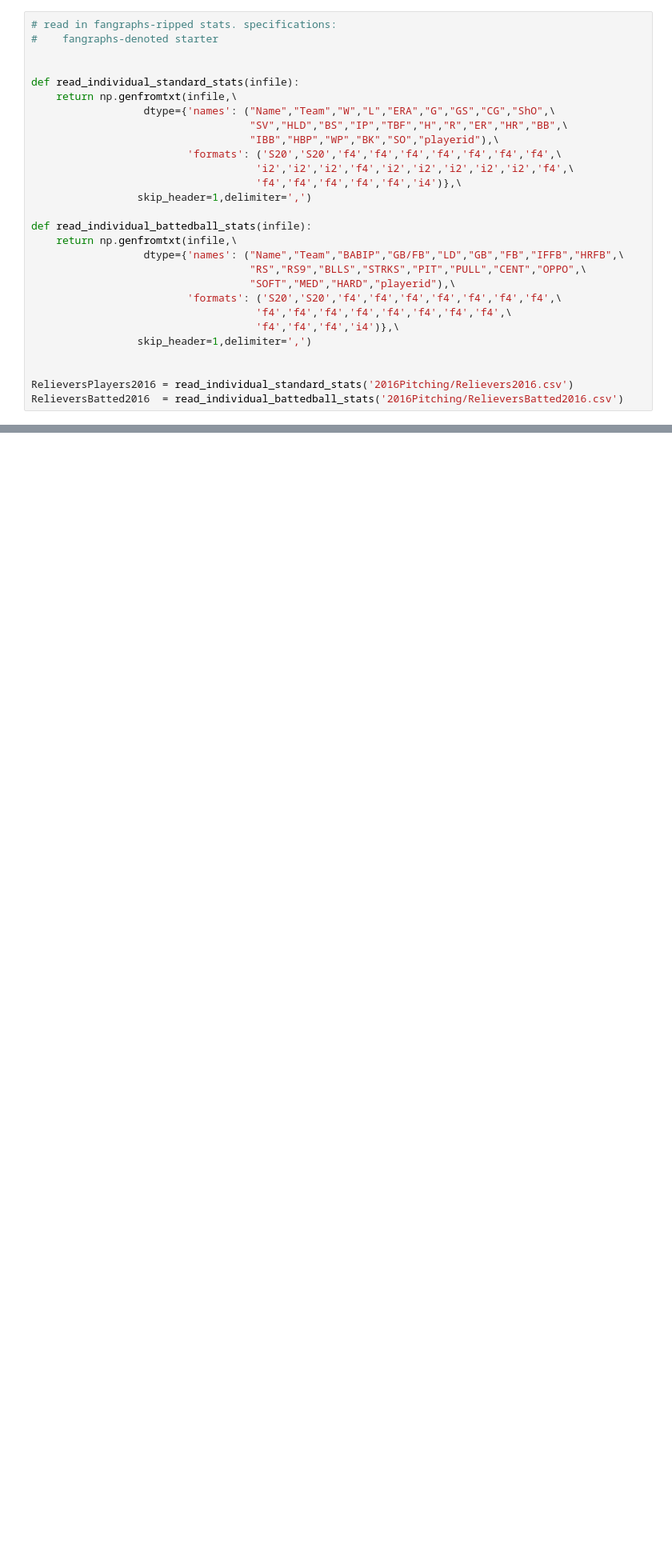
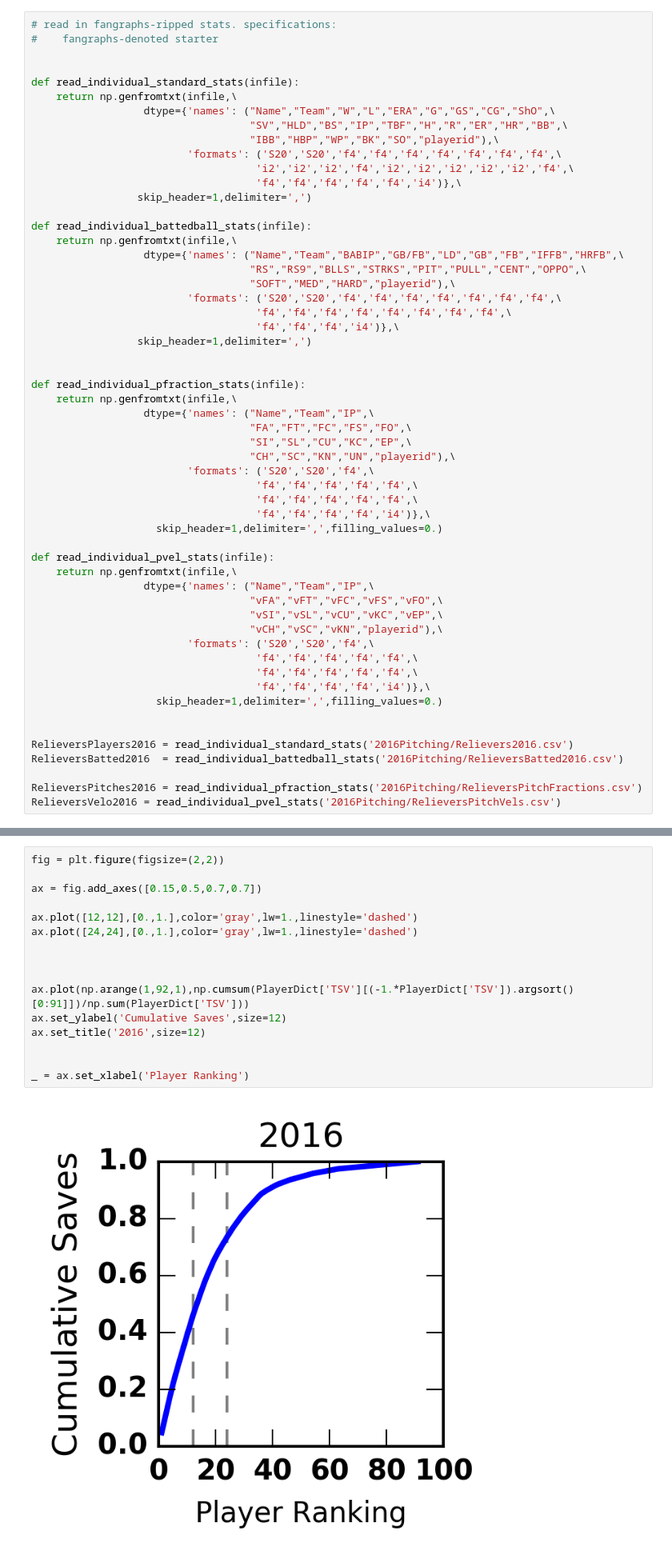
Before and after one commit to fantasy-toolz/2017-MLB-Analysis, a Jupyter notebook: pitching_notebooks/Save-Analysis.ipynb, the cells around one changed output, grey strips where cells are left out. Shown at 80% size. Drawn from its saved outputs; the diff is of its cells as text; blank space fills up the shorter version.

```diff
--- a/pitching_notebooks/Save-Analysis.ipynb
+++ b/pitching_notebooks/Save-Analysis.ipynb
@@ -45,5 +45,33 @@ def read_individual_battedball_stats(infile):
                  skip_header=1,delimiter=',')
 
 
+def read_individual_pfraction_stats(infile):
+    return np.genfromtxt(infile,\
+                  dtype={'names': ("Name","Team","IP",\
+                                   "FA","FT","FC","FS","FO",\
+                                   "SI","SL","CU","KC","EP",\
+                                   "CH","SC","KN","UN","playerid"),\
+                         'formats': ('S20','S20','f4',\
+                                    'f4','f4','f4','f4','f4',\
+                                    'f4','f4','f4','f4','f4',\
+                                    'f4','f4','f4','f4','i4')},\
+                    skip_header=1,delimiter=',',filling_values=0.)
+
+def read_individual_pvel_stats(infile):
+    return np.genfromtxt(infile,\
+                  dtype={'names': ("Name","Team","IP",\
+                                   "vFA","vFT","vFC","vFS","vFO",\
+                                   "vSI","vSL","vCU","vKC","vEP",\
+                                   "vCH","vSC","vKN","playerid"),\
+                         'formats': ('S20','S20','f4',\
+                                    'f4','f4','f4','f4','f4',\
+                                    'f4','f4','f4','f4','f4',\
+                                    'f4','f4','f4','f4','i4')},\
+                    skip_header=1,delimiter=',',filling_values=0.)
+
+
 RelieversPlayers2016 = read_individual_standard_stats('2016Pitching/Relievers2016.csv')
 RelieversBatted2016  = read_individual_battedball_stats('2016Pitching/RelieversBatted2016.csv')
+
+RelieversPitches2016 = read_individual_pfraction_stats('2016Pitching/RelieversPitchFractions.csv')
+RelieversVelo2016 = read_individual_pvel_stats('2016Pitching/RelieversPitchVels.csv')
@@ -107,0 +193,18 @@ That said, it's the close of first week of the season! Of course we are going to
+# %%
+fig = plt.figure(figsize=(2,2))
+
+ax = fig.add_axes([0.15,0.5,0.7,0.7])
+
+ax.plot([12,12],[0.,1.],color='gray',lw=1.,linestyle='dashed')
+ax.plot([24,24],[0.,1.],color='gray',lw=1.,linestyle='dashed')
+
+
+
+ax.plot(np.arange(1,92,1),np.cumsum(PlayerDict['TSV'][(-1.*PlayerDict['TSV']).argsort()[0:91]])/np.sum(PlayerDict['TSV']))
+ax.set_ylabel('Cumulative Saves',size=12)
+ax.set_title('2016',size=12)
+
+
+_ = ax.set_xlabel('Player Ranking')
+# %% [output]
+[figure, added]
```
Also changed, not shown: parts of 11 cells of this notebook, 2 other files.
